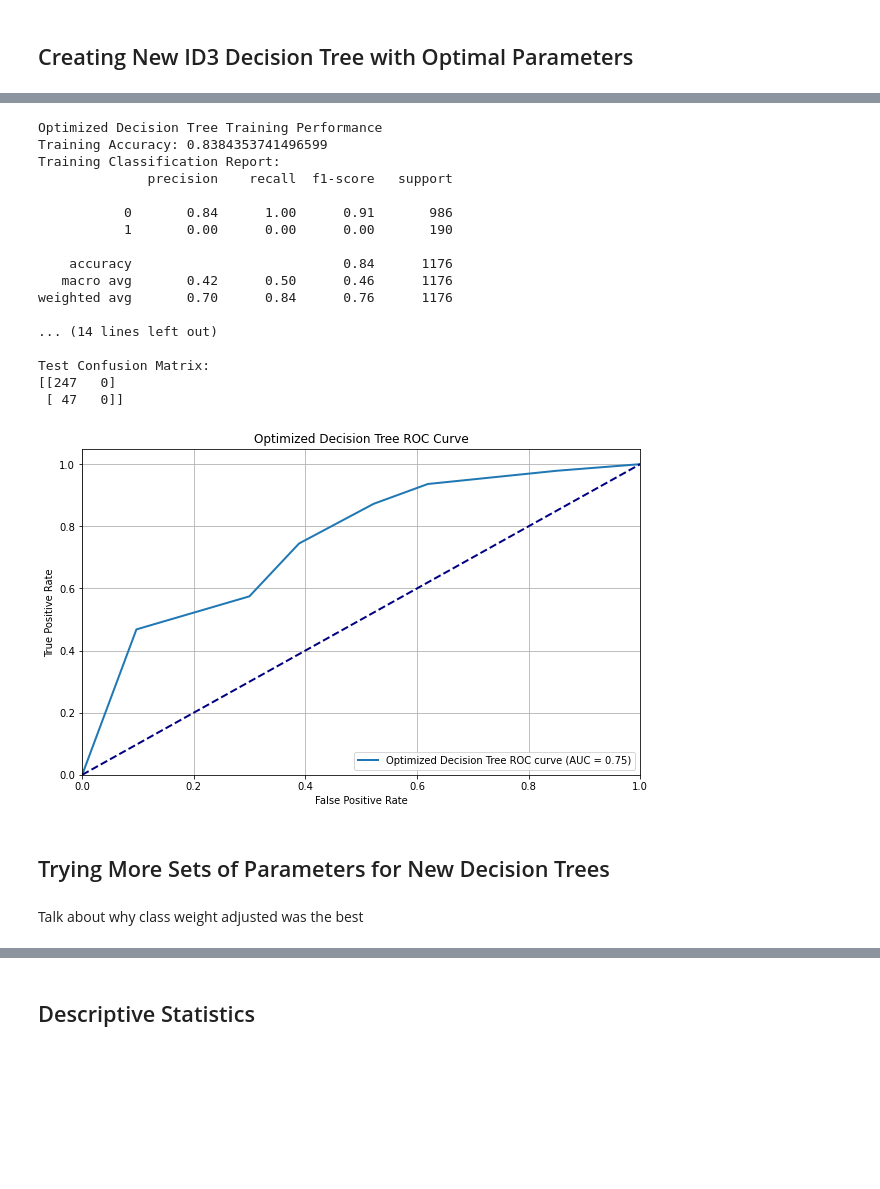
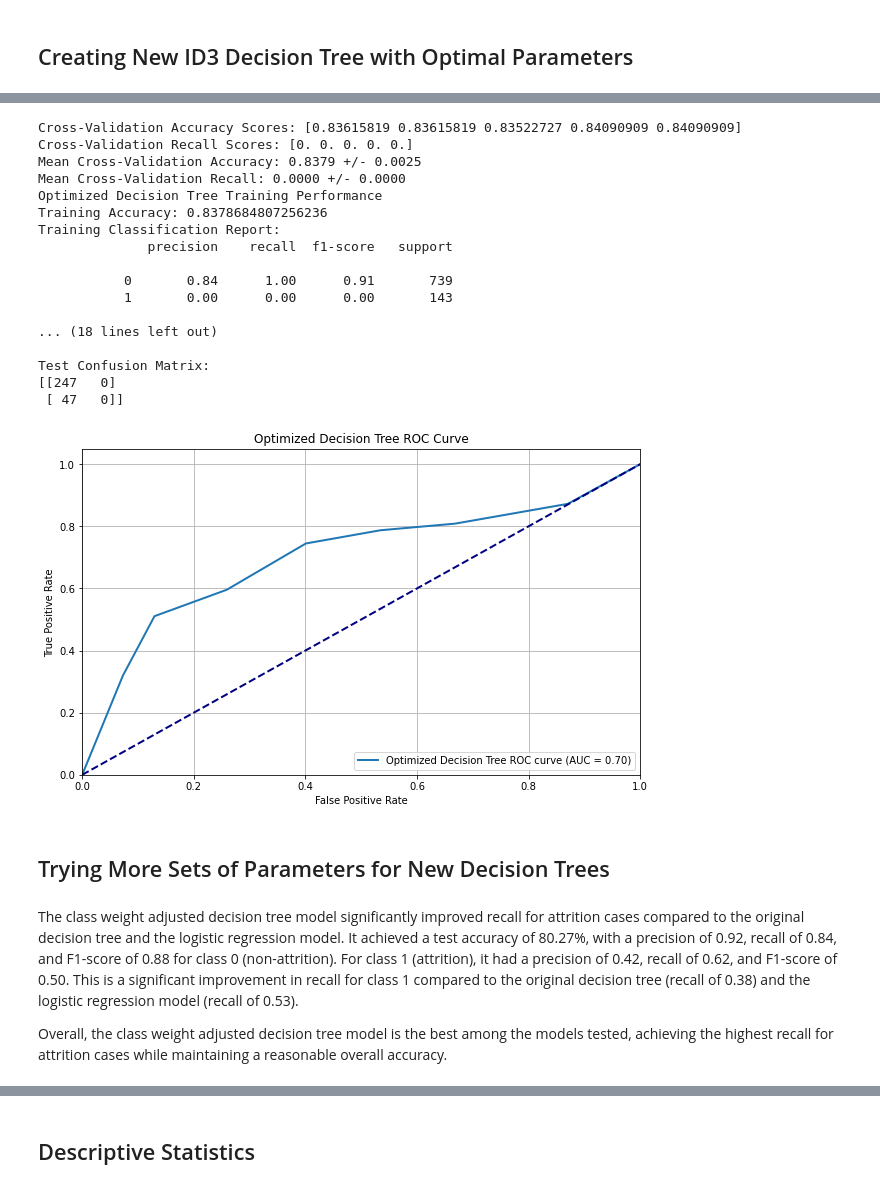
Before and after one commit to agambino720/employee_attrition_prediction_model, a Jupyter notebook: employee_attrition_project.ipynb, the cells around one changed output, grey strips where cells are left out. Cells and saved outputs as stored; diff of their text form; code cells hidden in the pictures; blank space fills up the shorter version.

```diff
--- a/employee_attrition_project.ipynb
+++ b/employee_attrition_project.ipynb
@@ -516,8 +672,16 @@ Confusion Matrix:
 # %%
-#Evaluating my logistic regression model with optimal parameters using cross-validation
-best_model = LogisticRegression(random_state=42, solver='lbfgs', penalty='l2', C=1.0, max_iter=1000)
+# Evaluating my logistic regression model with optimal parameters using cross-validation
+from sklearn.linear_model import LogisticRegression
+from sklearn.model_selection import cross_val_score
+from sklearn.metrics import accuracy_score, classification_report, confusion_matrix, roc_curve, auc
+import matplotlib.pyplot as plt
+
+best_model = LogisticRegression(random_state=42, solver='saga', penalty='none', C=1.0, max_iter=1000)
 
 cv_scores_best = cross_val_score(best_model, X_train_scaled, y_train, cv=5, scoring='roc_auc')
+
+print("Cross-Validation ROC AUC Scores:", cv_scores_best)
+print("Mean ROC AUC: %.4f +/- %.4f" % (cv_scores_best.mean(), cv_scores_best.std()))
 
 best_model.fit(X_train_scaled, y_train)
 y_pred_best = best_model.predict(X_test_scaled)
@@ -915,30 +1086,38 @@ Compare ID3 Optimized with regular ID3
 # %%
+# Evaluating optimized model
+# Supressing warnings
 import warnings
 from sklearn.exceptions import UndefinedMetricWarning
 from sklearn.tree import DecisionTreeClassifier
 from sklearn.metrics import accuracy_score, classification_report, confusion_matrix, roc_curve, auc
+from sklearn.model_selection import cross_val_score
+import matplotlib.pyplot as plt
 
-# Suppress specific warnings
 warnings.filterwarnings("ignore", category=UndefinedMetricWarning)
 
-# Train a classifier with optimal values identified above
 dt_optimized = DecisionTreeClassifier(
     criterion='entropy',
-    max_depth=9,
+    max_depth=4,
     min_samples_split=0.1,
     min_samples_leaf=0.1,
-    max_features=12,
+    max_features=19,
     random_state=42
 )
+
+cv_accuracy_scores = cross_val_score(dt_optimized, X_train_scaled, y_train, cv=5, scoring='accuracy')
+cv_recall_scores = cross_val_score(dt_optimized, X_train_scaled, y_train, cv=5, scoring='recall')
+
+print("Cross-Validation Accuracy Scores:", cv_accuracy_scores)
+print("Cross-Validation Recall Scores:", cv_recall_scores)
+print("Mean Cross-Validation Accuracy: %.4f +/- %.4f" % (cv_accuracy_scores.mean(), cv_accuracy_scores.std()))
+print("Mean Cross-Validation Recall: %.4f +/- %.4f" % (cv_recall_scores.mean(), cv_recall_scores.std()))
+
 dt_optimized.fit(X_train_scaled, y_train)
 
-# Predict on training data
 y_train_pred_optimized = dt_optimized.predict(X_train_scaled)
 
-# Predict on test data
 y_test_pred_optimized = dt_optimized.predict(X_test_scaled)
 
-# Evaluate the model on the training data
 accuracy_train_optimized = accuracy_score(y_train, y_train_pred_optimized)
 report_train_optimized = classification_report(y_train, y_train_pred_optimized)
 confusion_train_optimized = confusion_matrix(y_train, y_train_pred_optimized)
@@ -948,7 +1127,6 @@ print(f"Training Accuracy: {accuracy_train_optimized}")
 print(f"Training Classification Report:\n{report_train_optimized}")
 print(f"Training Confusion Matrix:\n{confusion_train_optimized}")
 
-# Evaluate the model on the test data
 accuracy_test_optimized = accuracy_score(y_test, y_test_pred_optimized)
 report_test_optimized = classification_report(y_test, y_test_pred_optimized)
 confusion_test_optimized = confusion_matrix(y_test, y_test_pred_optimized)
@@ -957,47 +1135,46 @@ print("Optimized Decision Tree Test Performance")
 print(f"Test Accuracy: {accuracy_test_optimized}")
 print(f"Test Classification Report:\n{report_test_optimized}")
 print(f"Test Confusion Matrix:\n{confusion_test_optimized}")
 
-# Predict probabilities for the test set
 y_prob_optimized = dt_optimized.predict_proba(X_test_scaled)[:, 1]
 
-# Compute ROC curve and AUC
 fpr_optimized, tpr_optimized, thresholds_optimized = roc_curve(y_test, y_prob_optimized)
 roc_auc_optimized = auc(fpr_optimized, tpr_optimized)
 
-# Plot ROC Curve
 plt.figure(figsize=(10, 6))
 plt.plot(fpr_optimized, tpr_optimized, lw=2, label='Optimized Decision Tree ROC curve (AUC = {:.2f})'.format(roc_auc_optimized))
 plt.plot([0, 1], [0, 1], color='navy', lw=2, linestyle='--')
 plt.xlim([0.0, 1.0])
 plt.ylim([0.0, 1.05])
 plt.xlabel('False Positive Rate')
 plt.ylabel('True Positive Rate')
 plt.title('Optimized Decision Tree ROC Curve')
 plt.legend(loc='lower right')
 plt.grid(True)
 plt.show()
 # %% [output]
+Cross-Validation Accuracy Scores: [0.83615819 0.83615819 0.83522727 0.84090909 0.84090909]
+Cross-Validation Recall Scores: [0. 0. 0. 0. 0.]
+Mean Cross-Validation Accuracy: 0.8379 +/- 0.0025
+Mean Cross-Validation Recall: 0.0000 +/- 0.0000
 Optimized Decision Tree Training Performance
-Training Accuracy: 0.8384353741496599
+Training Accuracy: 0.8378684807256236
 Training Classification Report:
               precision    recall  f1-score   support
 
-           0       0.84      1.00      0.91       986
-           1       0.00      0.00      0.00       190
+           0       0.84      1.00      0.91       739
+           1       0.00      0.00      0.00       143
 
-    accuracy                           0.84      1176
-   macro avg       0.42      0.50      0.46      1176
-weighted avg       0.70      0.84      0.76      1176
-
-... (14 lines left out)
+... (18 lines left out)
 
 Test Confusion Matrix:
 [[247   0]
  [ 47   0]]
-[figure, old version]
+[figure, new version]
 # %% [markdown]
 ## Trying More Sets of Parameters for New Decision Trees
-# %% [markdown]
-Talk about why class weight adjusted was the best
+# %% [markdown]
+The class weight adjusted decision tree model significantly improved recall for attrition cases compared to the original decision tree and the logistic regression model. It achieved a test accuracy of 80.27%, with a precision of 0.92, recall of 0.84, and F1-score of 0.88 for class 0 (non-attrition). For class 1 (attrition), it had a precision of 0.42, recall of 0.62, and F1-score of 0.50. This is a significant improvement in recall for class 1 compared to the original decision tree (recall of 0.38) and the logistic regression model (recall of 0.53).
+
+Overall, the class weight adjusted decision tree model is the best among the models tested, achieving the highest recall for attrition cases while maintaining a reasonable overall accuracy.
 # %%
```
Also changed, not shown: parts of 58 cells of this notebook.
